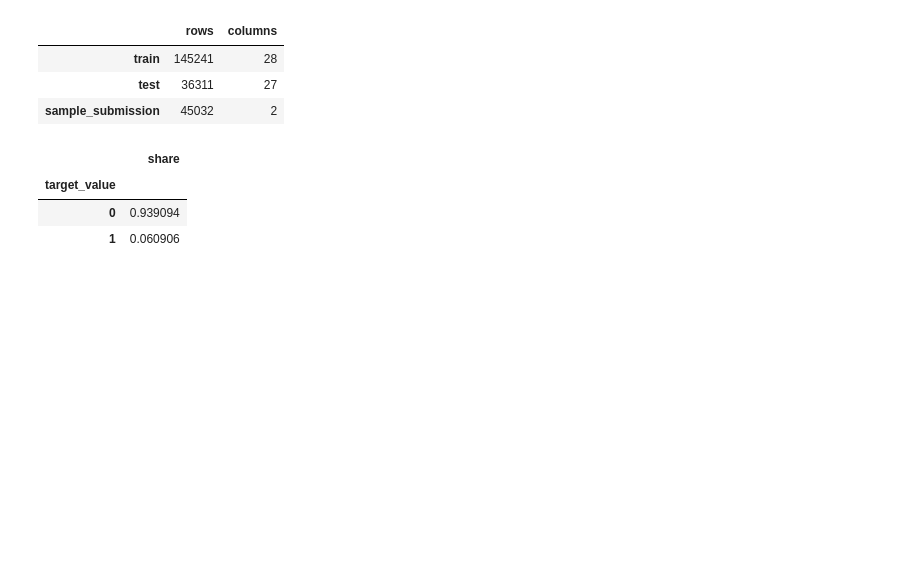
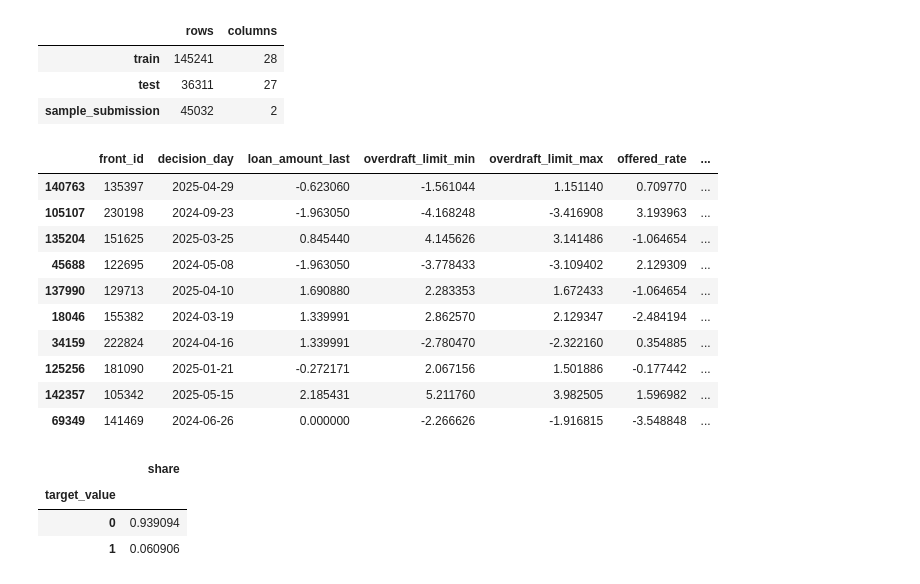
Before and after one commit to NikolaevPetr/alfa_mipt, a Jupyter notebook: training.ipynb, the cells around one changed output. Saved outputs shown, nothing was run; the diff lists cells and outputs as text; code cells hidden in the pictures; blank space fills up the shorter version.

```diff
--- a/training.ipynb
+++ b/training.ipynb
@@ -30,6 +30,20 @@ pd.DataFrame(
 | train | 145241 | 28 |
 | test | 36311 | 27 |
 | sample_submission | 45032 | 2 |
+# %%
+train.sample(10)
+# %% [output]
+|  | front_id | decision_day | loan_amount_last | overdraft_limit_min | overdraft_limit_max | offered_rate | ... |
+| 140763 | 135397 | 2025-04-29 | -0.623060 | -1.561044 | 1.151140 | 0.709770 | ... |
+| 105107 | 230198 | 2024-09-23 | -1.963050 | -4.168248 | -3.416908 | 3.193963 | ... |
+| 135204 | 151625 | 2025-03-25 | 0.845440 | 4.145626 | 3.141486 | -1.064654 | ... |
+| 45688 | 122695 | 2024-05-08 | -1.963050 | -3.778433 | -3.109402 | 2.129309 | ... |
+| 137990 | 129713 | 2025-04-10 | 1.690880 | 2.283353 | 1.672433 | -1.064654 | ... |
+| 18046 | 155382 | 2024-03-19 | 1.339991 | 2.862570 | 2.129347 | -2.484194 | ... |
+| 34159 | 222824 | 2024-04-16 | 1.339991 | -2.780470 | -2.322160 | 0.354885 | ... |
+| 125256 | 181090 | 2025-01-21 | -0.272171 | 2.067156 | 1.501886 | -0.177442 | ... |
+| 142357 | 105342 | 2025-05-15 | 2.185431 | 5.211760 | 3.982505 | 1.596982 | ... |
+| 69349 | 141469 | 2024-06-26 | 0.000000 | -2.266626 | -1.916815 | -3.548848 | ... |
 # %%
 train["target_value"].value_counts(normalize=True).rename("share").to_frame()
 # %% [output]
```
